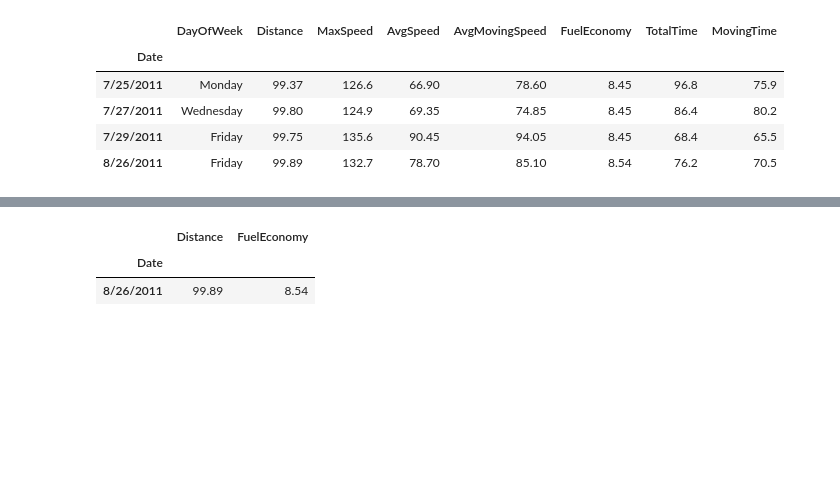
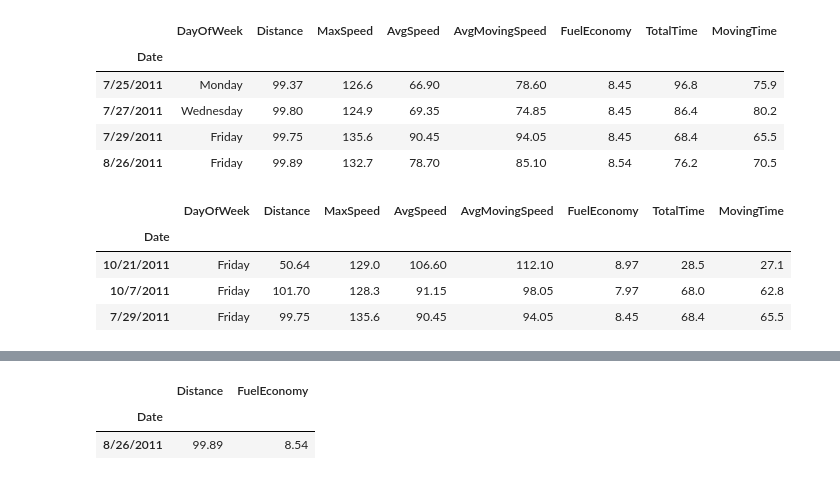
Before and after one commit to bajracharya-kshitij/pandas, a Jupyter notebook: DataFrame.ipynb, the cells around one changed output, grey strips where cells are left out. Cells and saved outputs as stored; diff of their text form; code cells hidden in the pictures; blank space fills up the shorter version.

```diff
--- a/DataFrame.ipynb
+++ b/DataFrame.ipynb
@@ -534,3 +609,12 @@ ninety_to_hundred_df
 | 7/27/2011 | Wednesday | 99.80 | 124.9 | 69.35 | 74.85 | 8.45 | 86.4 | 80.2 |
 | 7/29/2011 | Friday | 99.75 | 135.6 | 90.45 | 94.05 | 8.45 | 68.4 | 65.5 |
 | 8/26/2011 | Friday | 99.89 | 132.7 | 78.70 | 85.10 | 8.54 | 76.2 | 70.5 |
+# %%
+over_eighty_on_friday = travel_df_by_date_combined[(travel_df_by_date_combined['AvgMovingSpeed']>90) & (travel_df_by_date_combined['DayOfWeek']=='Friday')]
+over_eighty_on_friday
+# %% [output]
+|  | DayOfWeek | Distance | MaxSpeed | AvgSpeed | AvgMovingSpeed | FuelEconomy | TotalTime | MovingTime |
+| Date |  |  |  |  |  |  |  |  |
+| 10/21/2011 | Friday | 50.64 | 129.0 | 106.60 | 112.10 | 8.97 | 28.5 | 27.1 |
+| 10/7/2011 | Friday | 101.70 | 128.3 | 91.15 | 98.05 | 7.97 | 68.0 | 62.8 |
+| 7/29/2011 | Friday | 99.75 | 135.6 | 90.45 | 94.05 | 8.45 | 68.4 | 65.5 |
```
Also changed, not shown: parts of 46 cells of this notebook.
